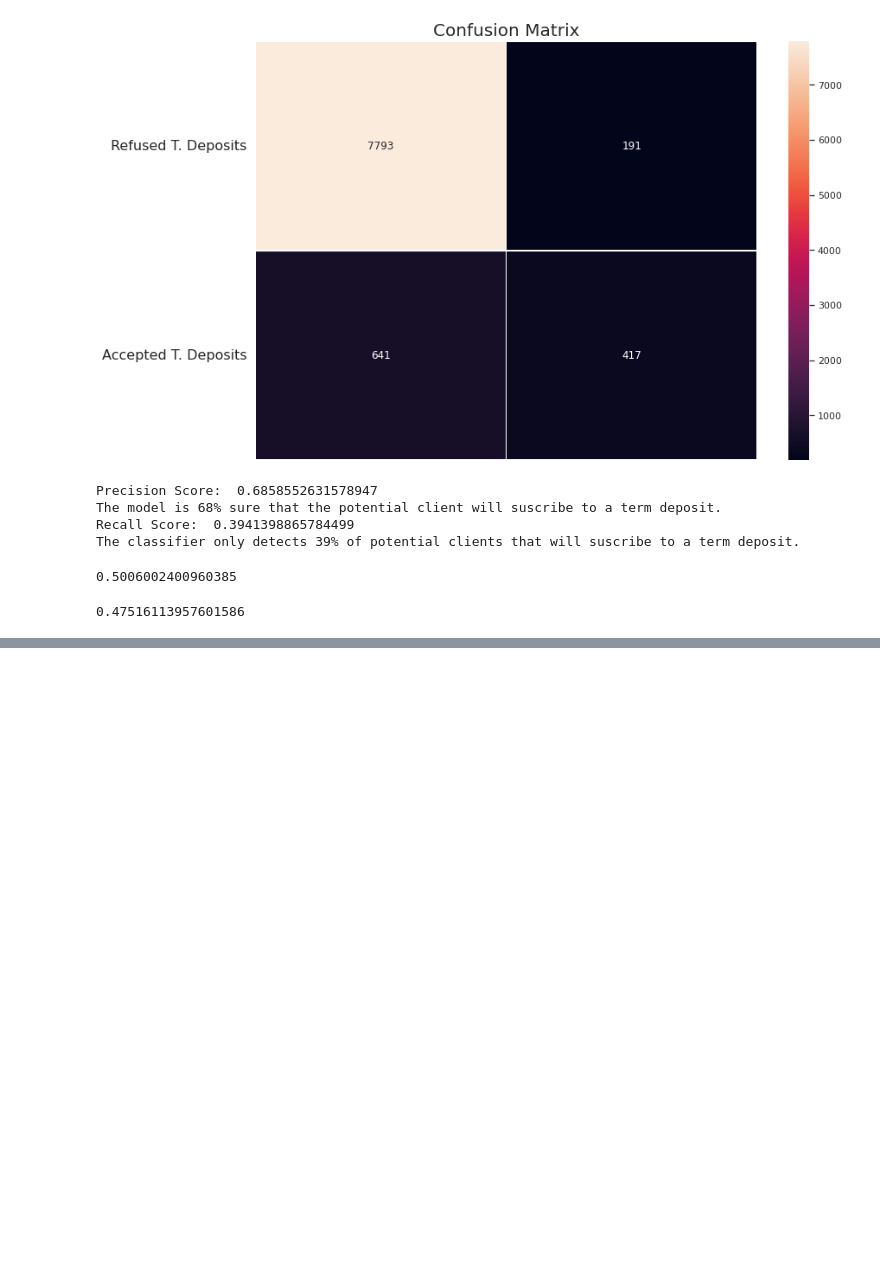
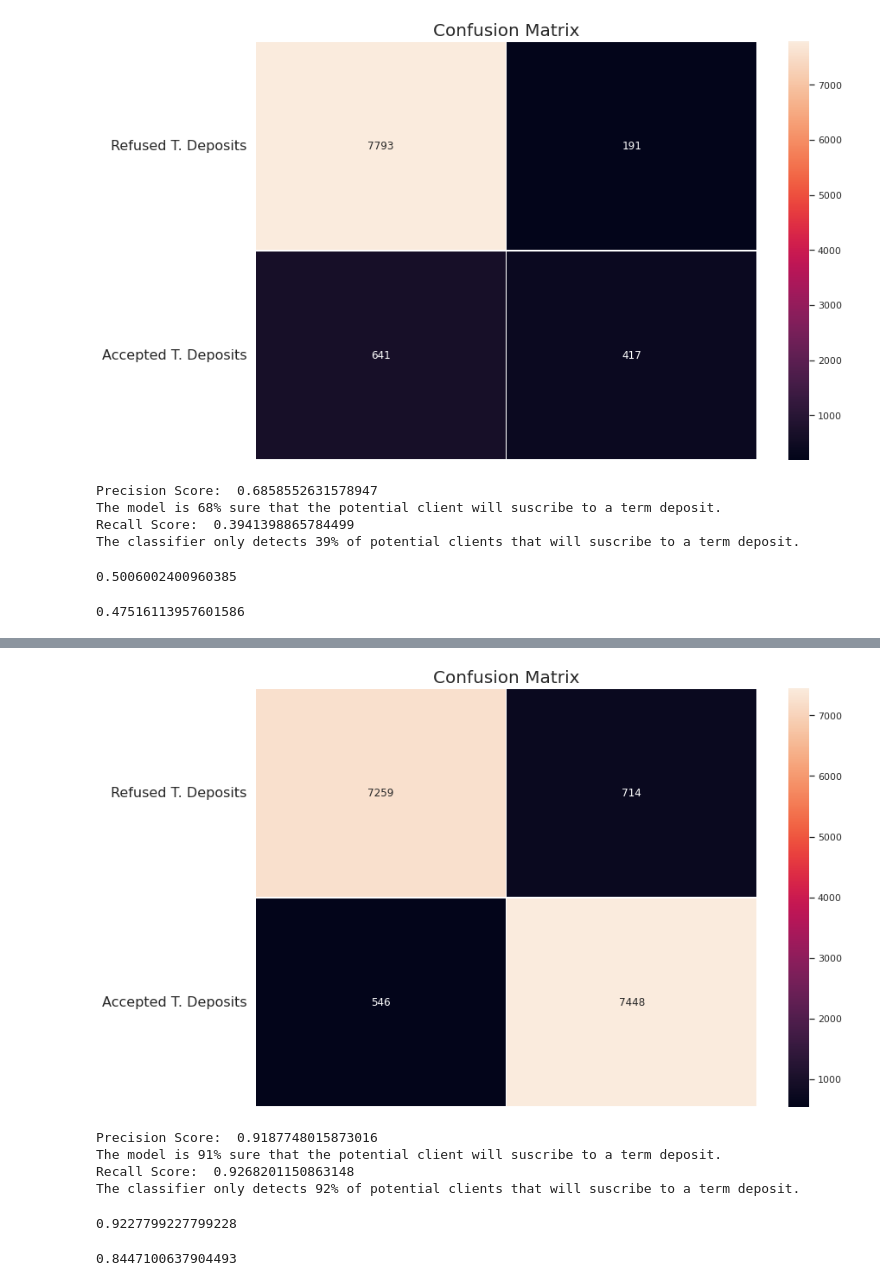
Before and after one commit to itishajain15/Bank_Marketing_Campaing_Prediction, a Jupyter notebook: Bank_Marketing_Prediction.ipynb, the cells around one changed output, grey strips where cells are left out. Cells and saved outputs as stored; diff of their text form; code cells hidden in the pictures; blank space fills up the shorter version.

```diff
--- a/Bank_Marketing_Prediction.ipynb
+++ b/Bank_Marketing_Prediction.ipynb
@@ -841,0 +979,39 @@ matthews_corrcoef(y_test, y_test_pred, sample_weight=None)
+# %%
+from sklearn.metrics import confusion_matrix
+conf_matrix = confusion_matrix(yy_test_smote,y_test_smote_pred )
+f, ax = plt.subplots(figsize=(12, 8))
+sns.heatmap(conf_matrix, annot=True, fmt="d", linewidths=.5, ax=ax)
+plt.title("Confusion Matrix", fontsize=20)
+plt.subplots_adjust(left=0.15, right=0.99, bottom=0.15, top=0.99)
+ax.set_yticks(np.arange(conf_matrix.shape[0]) + 0.5, minor=False)
+ax.set_xticklabels("")
+ax.set_yticklabels(['Refused T. Deposits', 'Accepted T. Deposits'], fontsize=16, rotation=360)
+plt.show()
+# %% [output]
+[figure, added]
+# %%
+#grad_clf.fit(xx_train_smote, yy_train_smote)
+y_test_smote_pred= grad_clf.predict(xx_test_smote)
+# Let's find the scores  for precision and recall.
+from sklearn.metrics import precision_score, recall_score
+
+print('Precision Score: ', precision_score(yy_test_smote, y_test_smote_pred))
+print("The model is 91% sure that the potential client will suscribe to a term deposit. ")
+
+print('Recall Score: ', recall_score(yy_test_smote, y_test_smote_pred))
+print("The classifier only detects 92% of potential clients that will suscribe to a term deposit.")
+# %% [output]
+Precision Score:  0.9187748015873016
+The model is 91% sure that the potential client will suscribe to a term deposit.
+Recall Score:  0.9268201150863148
+The classifier only detects 92% of potential clients that will suscribe to a term deposit.
+# %%
+from sklearn.metrics import f1_score
+f1_score(yy_test_smote, y_test_smote_pred)
+# %% [output]
+0.9227799227799228
+# %%
+from sklearn.metrics import matthews_corrcoef
+matthews_corrcoef(yy_test_smote, y_test_smote_pred, sample_weight=None)
+# %% [output]
+0.8447100637904493
```
Also changed, not shown: parts of 19 cells of this notebook.
